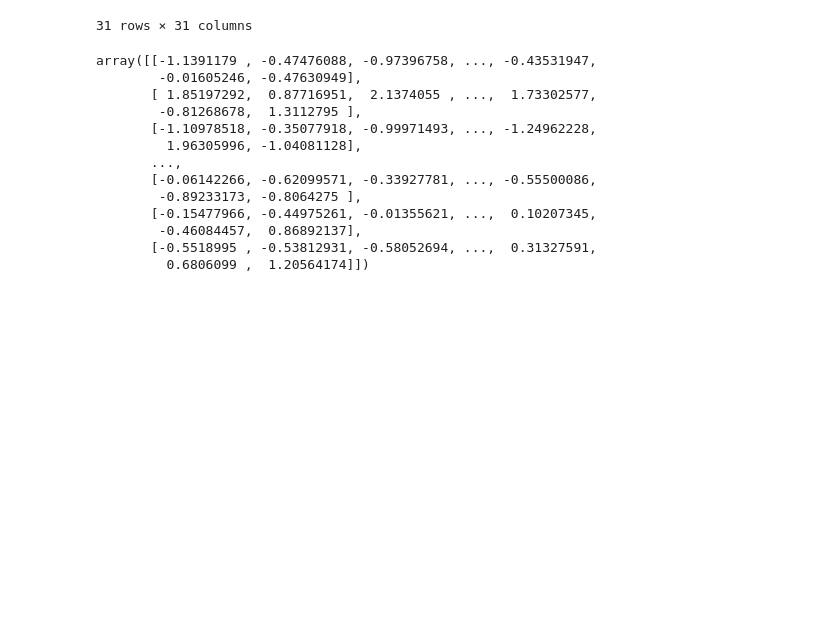
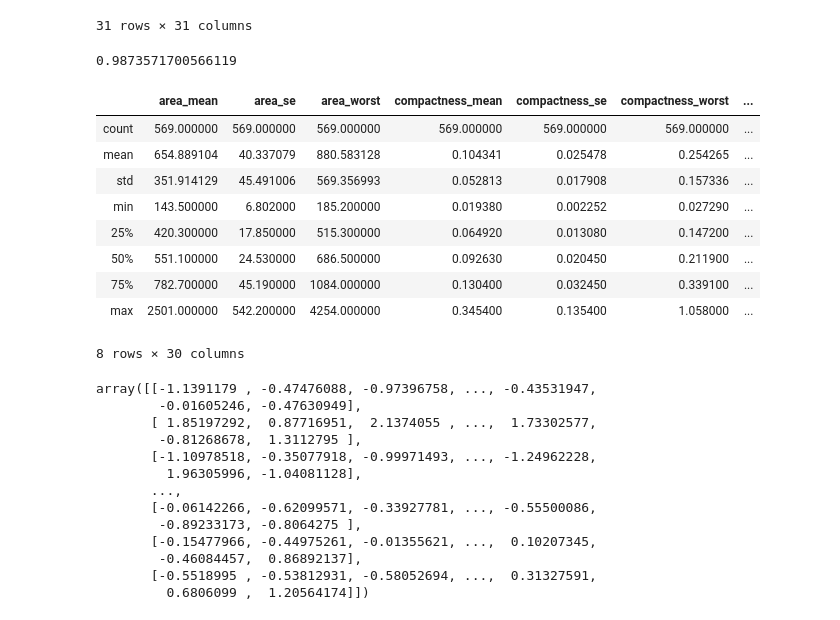
Before and after one commit to HaykAvetisyan1979/ML_Intro, a Jupyter notebook: Practice/Practical7/KMeans_practical.ipynb, the cells around one changed output. Saved outputs shown, nothing was run; the diff lists cells and outputs as text; code cells hidden in the pictures; blank space fills up the shorter version.

```diff
--- a/Practice/Practical7/KMeans_practical.ipynb
+++ b/Practice/Practical7/KMeans_practical.ipynb
@@ -2,6 +2,10 @@
 import pandas as pd
 import numpy as np
 import matplotlib.pyplot as plt
+# %%
+pd.set_option('display.max_rows', 500)
+pd.set_option('display.max_columns', 500)
+pd.set_option('display.width', 1000)
 # %% [markdown]
 ## Load and process dataset
 load breast_cancer.csv, drop columns "id" and "Unnamed: 32", investigate the dataset, and divide into train and test with 80/20 ratio, map values of "diagnosis" from ("B","M") to (0,1)
@@ -86,6 +65,23 @@ corr[abs(corr)>0.7]
 | symmetry_worst | NaN | NaN | NaN | NaN | NaN | NaN | NaN | ... |
 | fractal_dimension_worst | NaN | NaN | NaN | NaN | NaN | NaN | NaN | ... |
 31 rows × 31 columns
+# %%
+df[['radius_mean','area_mean']].corr().iloc[1,0]
+# %% [output]
+0.9873571700566119
+# %%
+df[df.columns.difference(['diagnosis'])].describe()
+# %% [output]
+|  | area_mean | area_se | area_worst | compactness_mean | compactness_se | compactness_worst | ... |
+| count | 569.000000 | 569.000000 | 569.000000 | 569.000000 | 569.000000 | 569.000000 | ... |
+| mean | 654.889104 | 40.337079 | 880.583128 | 0.104341 | 0.025478 | 0.254265 | ... |
+| std | 351.914129 | 45.491006 | 569.356993 | 0.052813 | 0.017908 | 0.157336 | ... |
+| min | 143.500000 | 6.802000 | 185.200000 | 0.019380 | 0.002252 | 0.027290 | ... |
+| 25% | 420.300000 | 17.850000 | 515.300000 | 0.064920 | 0.013080 | 0.147200 | ... |
+| 50% | 551.100000 | 24.530000 | 686.500000 | 0.092630 | 0.020450 | 0.211900 | ... |
+| 75% | 782.700000 | 45.190000 | 1084.000000 | 0.130400 | 0.032450 | 0.339100 | ... |
+| max | 2501.000000 | 542.200000 | 4254.000000 | 0.345400 | 0.135400 | 1.058000 | ... |
+8 rows × 30 columns
 # %%
 from sklearn.model_selection import train_test_split
 xTrain, xTest, yTrain, yTest = train_test_split(df[df.columns.difference(['diagnosis'])],
```
Also changed, not shown: parts of 15 cells of this notebook, 14 other files.
